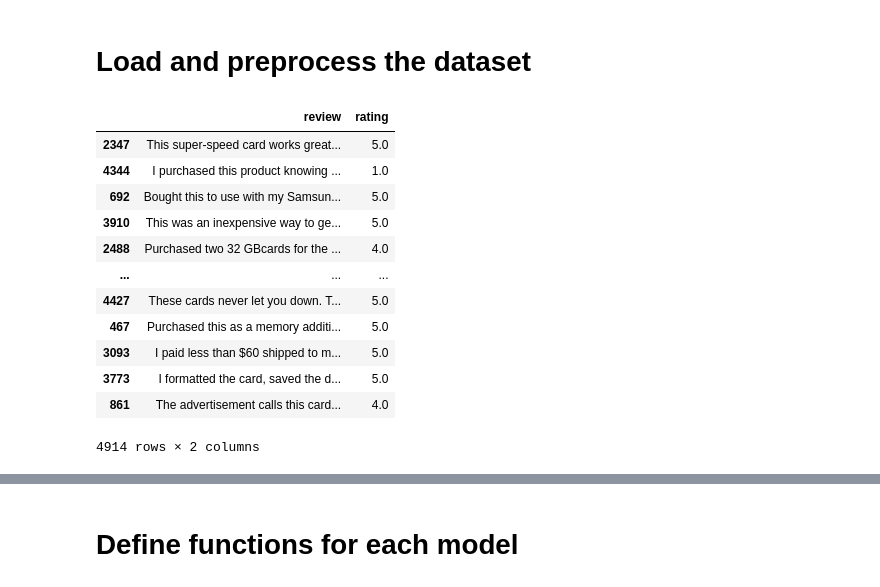
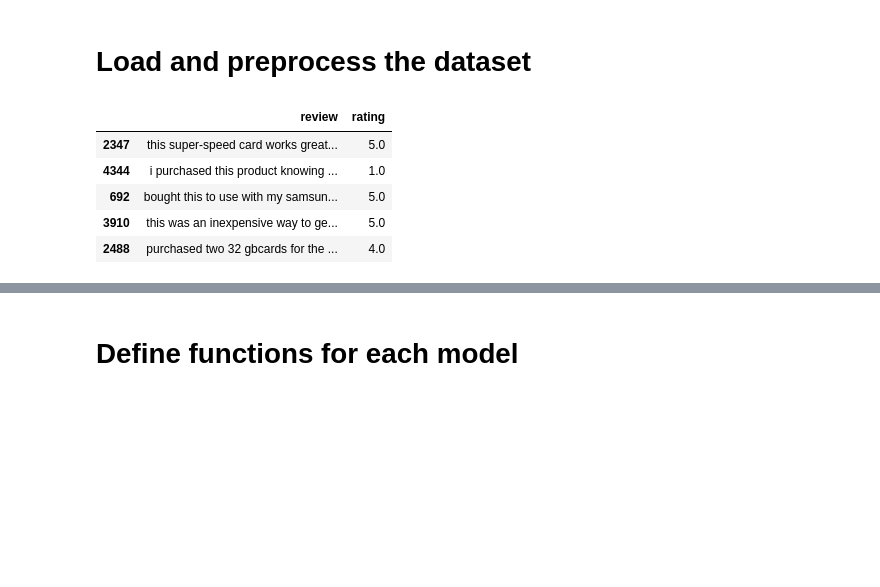
Before and after one commit to SoumoBanrji/Amazon_review_sentiment_analysis, a Jupyter notebook: Sentiment_analysis.ipynb, the cells around one changed output, grey strips where cells are left out. Saved outputs shown, nothing was run; the diff lists cells and outputs as text; code cells hidden in the pictures; blank space fills up the shorter version.

```diff
--- a/Sentiment_analysis.ipynb
+++ b/Sentiment_analysis.ipynb
@@ -18,24 +18,18 @@ warnings.filterwarnings('ignore')
 # %%
 data = pd.read_csv('amazon_reviews.csv')
 df = data[['reviewText','overall']]
 df = df.dropna()
 df.columns = ['review','rating']
+df['review'] = df['review'].str.lower()
 df = df.sample(frac=1, random_state=42)
-df
+df.head()
 # %% [output]
 |  | review | rating |
-| 2347 | This super-speed card works great... | 5.0 |
-| 4344 | I purchased this product knowing ... | 1.0 |
-| 692 | Bought this to use with my Samsun... | 5.0 |
-| 3910 | This was an inexpensive way to ge... | 5.0 |
-| 2488 | Purchased two 32 GBcards for the ... | 4.0 |
-| ... | ... | ... |
-| 4427 | These cards never let you down. T... | 5.0 |
-| 467 | Purchased this as a memory additi... | 5.0 |
-| 3093 | I paid less than $60 shipped to m... | 5.0 |
-| 3773 | I formatted the card, saved the d... | 5.0 |
-| 861 | The advertisement calls this card... | 4.0 |
+| 2347 | this super-speed card works great... | 5.0 |
+| 4344 | i purchased this product knowing ... | 1.0 |
+| 692 | bought this to use with my samsun... | 5.0 |
+| 3910 | this was an inexpensive way to ge... | 5.0 |
+| 2488 | purchased two 32 gbcards for the ... | 4.0 |
-4914 rows × 2 columns
 # %%
 plt.hist(df['rating'])
 plt.title('Distribution of Ratings')
```
Also changed, not shown: parts of 2 cells of this notebook.
